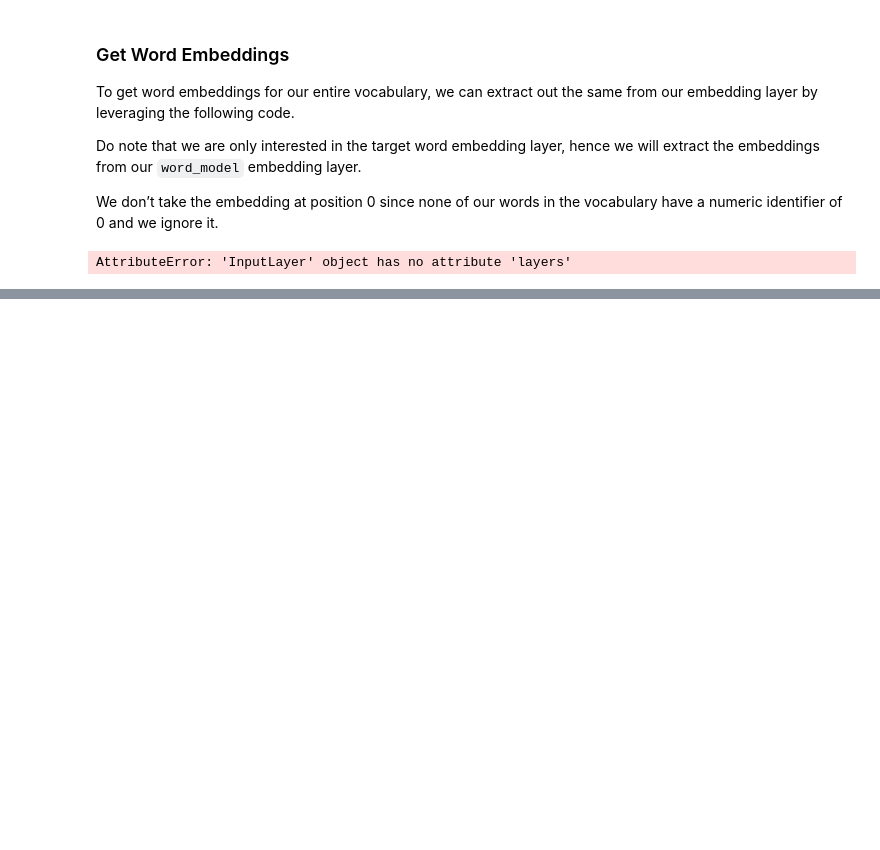
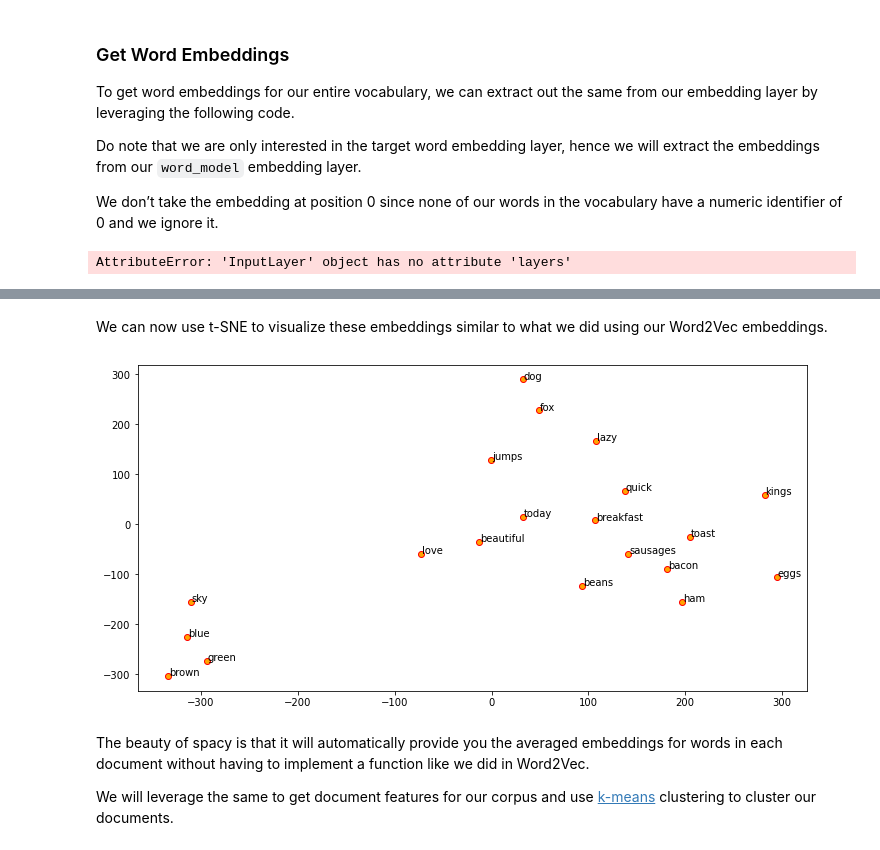
Before and after one commit to ai-dave/capstone, a Jupyter notebook: Curriculum/Section-31--Natural-Language-Processing/Section-31.1--Foundations-of-Traditional-and-Modern-NLP/4--NLP-Feature-Engineering-Deep-Learning.ipynb, the cells around one changed output, grey strips where cells are left out. Saved outputs shown, nothing was run; the diff lists cells and outputs as text; code cells hidden in the pictures; blank space fills up the shorter version.

```diff
--- a/Curriculum/Section-31--Natural-Language-Processing/Section-31.1--Foundations-of-Traditional-and-Modern-NLP/4--NLP-Feature-Engineering-Deep-Learning.ipynb
+++ b/Curriculum/Section-31--Natural-Language-Processing/Section-31.1--Foundations-of-Traditional-and-Modern-NLP/4--NLP-Feature-Engineering-Deep-Learning.ipynb
@@ -658,0 +904,7 @@ AttributeError: 'InputLayer' object has no attribute 'layers'
+# %%
+import spacy
+
+nlp = spacy.load('en_core_web_lg')
+
+total_vectors = len(nlp.vocab.vectors)
+print('Total word vectors:', total_vectors)
@@ -658,0 +915,7 @@ AttributeError: 'InputLayer' object has no attribute 'layers'
+# %%
+unique_words = list(set([word for sublist in [doc.split() for doc in norm_corpus] for word in sublist]))
+
+word_glove_vectors = np.array([nlp(word).vector for word in unique_words])
+pd.DataFrame(word_glove_vectors, index=unique_words)
+
+# GloVe embeddings for words in our toy corpus:
@@ -658,0 +941,22 @@ AttributeError: 'InputLayer' object has no attribute 'layers'
+# %% [markdown]
+We can now use t-SNE to visualize these embeddings similar to what we did using our Word2Vec embeddings.
+# %%
+from sklearn.manifold import TSNE
+
+tsne = TSNE(n_components=2, random_state=0, n_iter=5000, perplexity=3)
+np.set_printoptions(suppress=True)
+T = tsne.fit_transform(word_glove_vectors)
+labels = unique_words
+
+plt.figure(figsize=(12, 6))
+plt.scatter(T[:, 0], T[:, 1], c='orange', edgecolors='r')
+for label, x, y in zip(labels, T[:, 0], T[:, 1]):
+    plt.annotate(label, xy=(x+1, y+1), xytext=(0, 0), textcoords='offset points')
+
+# Visualizing GloVe word embeddings on our toy corpus:
+# %% [output]
+[figure, added]
+# %% [markdown]
+The beauty of spacy is that it will automatically provide you the averaged embeddings for words in each document without having to implement a function like we did in Word2Vec.
+
+We will leverage the same to get document features for our corpus and use [k-means](https://en.wikipedia.org/wiki/K-means_clustering) clustering to cluster our documents.
```
Also changed, not shown: parts of 25 cells of this notebook.
